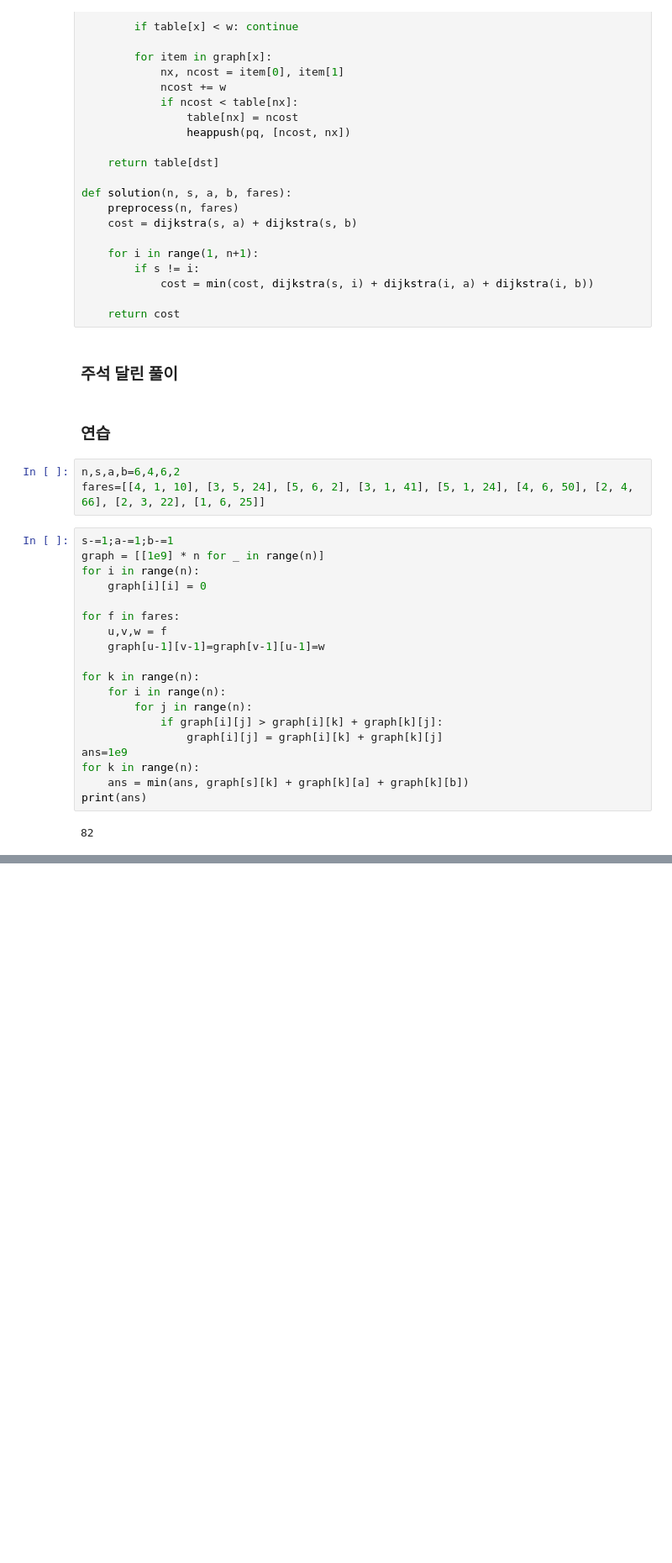
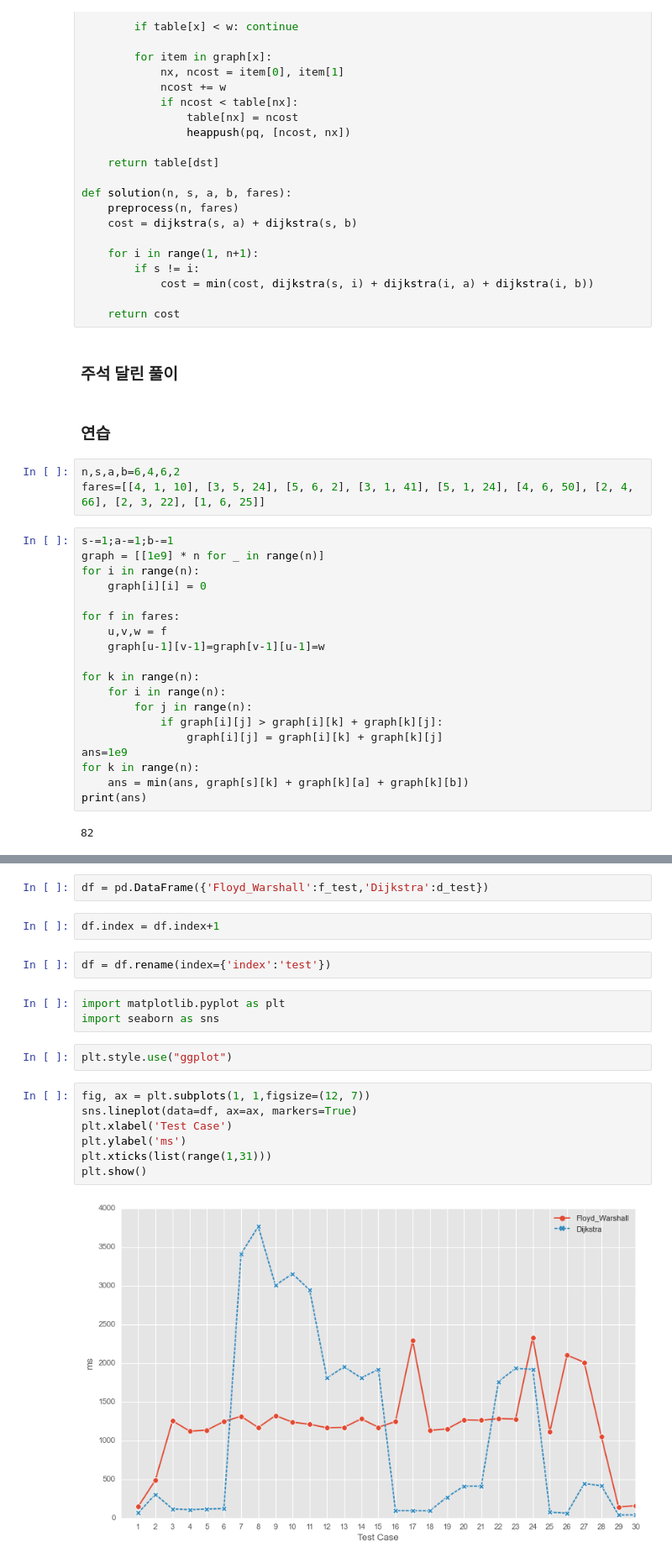
Before and after one commit to netsus/Programmers, a Jupyter notebook: Level3_합승_택시_요금.ipynb, the cells around one changed output, grey strips where cells are left out. Shown at 84% size. Cells and saved outputs as stored; diff of their text form; blank space fills up the shorter version.

```diff
--- a/Level3_합승_택시_요금.ipynb
+++ b/Level3_합승_택시_요금.ipynb
@@ -210,0 +213,20 @@ print(f"다익스트라 효율성 테스트 평균: {avg:.2f}ms, 최대 {max(e_t
+# %%
+df = pd.DataFrame({'Floyd_Warshall':f_test,'Dijkstra':d_test})
+# %%
+df.index = df.index+1
+# %%
+df = df.rename(index={'index':'test'})
+# %%
+import matplotlib.pyplot as plt
+import seaborn as sns
+# %%
+plt.style.use("ggplot")
+# %%
+fig, ax = plt.subplots(1, 1,figsize=(12, 7))
+sns.lineplot(data=df, ax=ax, markers=True)
+plt.xlabel('Test Case')
+plt.ylabel('ms')
+plt.xticks(list(range(1,31)))
+plt.show()
+# %% [output]
+[figure, added]
```
Also changed, not shown: parts of 4 cells of this notebook.
